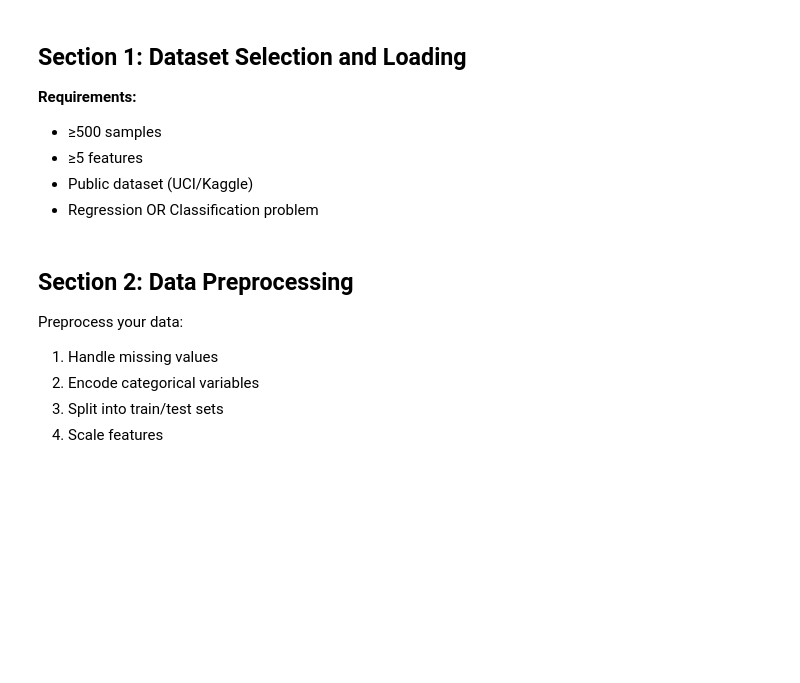
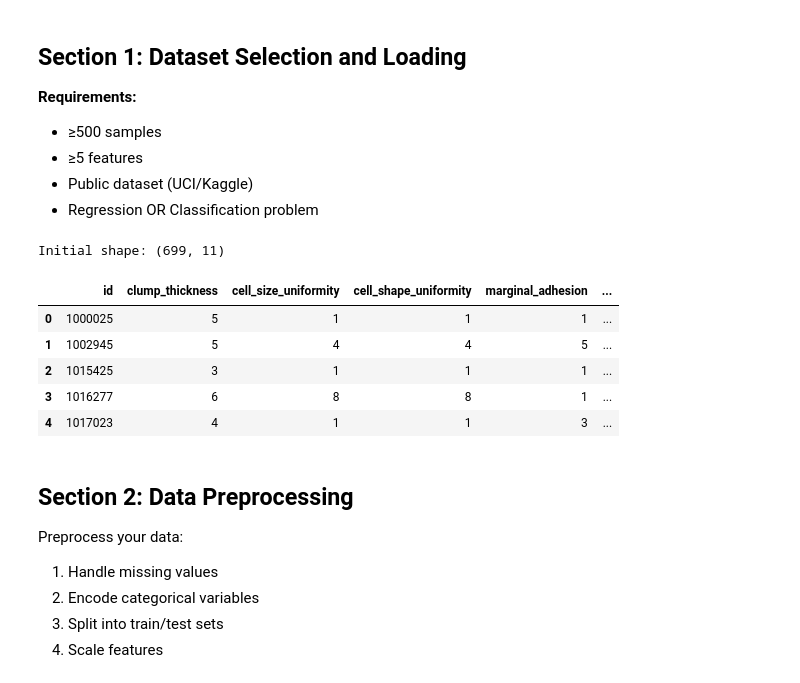
Before and after one commit to akvishnuta/ml-research, a Jupyter notebook: dnn/mlp/DNN_MLP_Implementation.ipynb, the cells around one changed output. Drawn from its saved outputs; the diff is of its cells as text; code cells hidden in the pictures; blank space fills up the shorter version.

```diff
--- a/dnn/mlp/DNN_MLP_Implementation.ipynb
+++ b/dnn/mlp/DNN_MLP_Implementation.ipynb
@@ -92,3 +57,55 @@ print(f"Primary Metric: {primary_metric}")
+# %%
+
+# Load Breast Cancer Wisconsin (Original) dataset from local file
+
+problem_type = "binary_classification"
+
+dataset_name = "Breast Cancer Wisconsin (Original)"
+dataset_source = "UCI Machine Learning Repository"
+problem_type = "binary_classification"
+dataset_name = "Breast Cancer Wisconsin (Original)"
+
+problem_statement = (
+    "The objective of this project is to build a machine learning model that can accurately "
+    "classify breast cancer tumors as malignant or benign using diagnostic features from the "
+    "Breast Cancer Wisconsin dataset. Early and accurate classification is critical in medical "
+    "applications to reduce false negatives and improve patient outcomes. Both a baseline "
+    "logistic regression model and a multi-layer perceptron (MLP) were implemented from scratch "
+    "to compare performance, learning behavior, and computational cost."
+)
+
+
+column_names = [
+    "id",
+    "clump_thickness",
+    "cell_size_uniformity",
+    "cell_shape_uniformity",
+    "marginal_adhesion",
+    "epithelial_cell_size",
+    "bare_nuclei",
+    "bland_chromatin",
+    "normal_nucleoli",
+    "mitoses",
+    "class"
+]
+
+df = pd.read_csv(
+    "breast-cancer-wisconsin.data",
+    header=None,
+    names=column_names,
+    na_values="?"
+)
+
+print("Initial shape:", df.shape)
+df.head()
+# %% [output]
+Initial shape: (699, 11)
+|  | id | clump_thickness | cell_size_uniformity | cell_shape_uniformity | marginal_adhesion | ... |
+| 0 | 1000025 | 5 | 1 | 1 | 1 | ... |
+| 1 | 1002945 | 5 | 4 | 4 | 5 | ... |
+| 2 | 1015425 | 3 | 1 | 1 | 1 | ... |
+| 3 | 1016277 | 6 | 8 | 8 | 1 | ... |
+| 4 | 1017023 | 4 | 1 | 1 | 3 | ... |
 # %% [markdown]
 ## Section 2: Data Preprocessing
 
```
Also changed, not shown: parts of 24 cells of this notebook.
